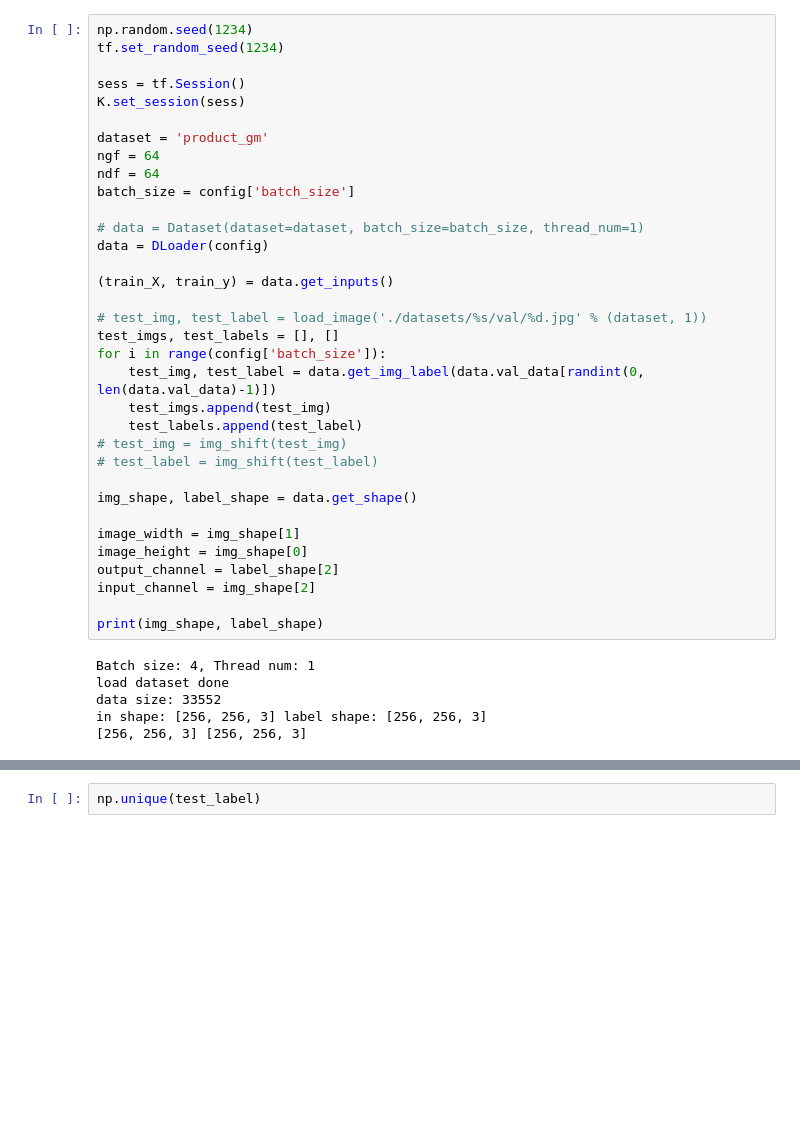
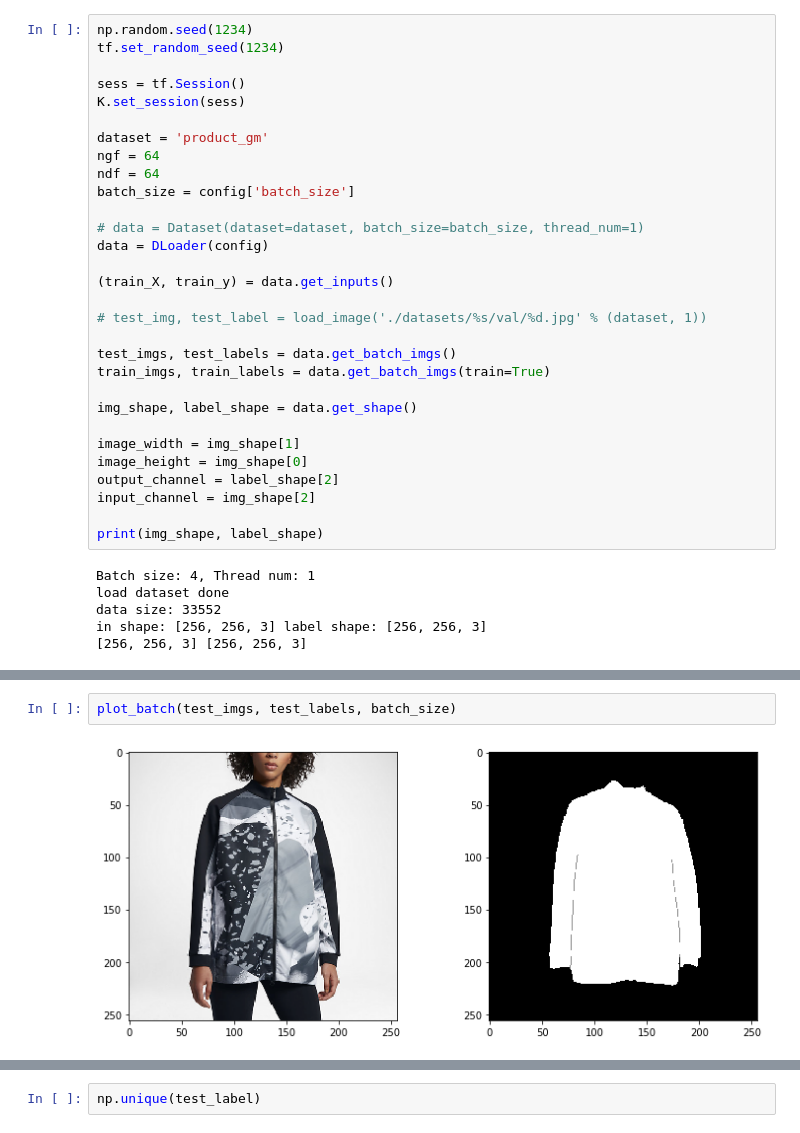
Before and after one commit to Avi-avidan/pix2pix, a Jupyter notebook: train_pix2pix.ipynb, the cells around one changed output, grey strips where cells are left out. Cells and saved outputs as stored; diff of their text form; blank space fills up the shorter version.

```diff
--- a/train_pix2pix.ipynb
+++ b/train_pix2pix.ipynb
@@ -36,13 +39,9 @@ data = DLoader(config)
 (train_X, train_y) = data.get_inputs()
 
 # test_img, test_label = load_image('./datasets/%s/val/%d.jpg' % (dataset, 1))
-test_imgs, test_labels = [], []
-for i in range(config['batch_size']):
-    test_img, test_label = data.get_img_label(data.val_data[randint(0, len(data.val_data)-1)])
-    test_imgs.append(test_img)
-    test_labels.append(test_label)
-# test_img = img_shift(test_img)
-# test_label = img_shift(test_label)
+
+test_imgs, test_labels = data.get_batch_imgs()
+train_imgs, train_labels = data.get_batch_imgs(train=True)
 
 img_shape, label_shape = data.get_shape()
 
@@ -71,0 +68,4 @@ plt.imshow(np.array(np.array(test_labels[3][:,:,[2,1,0]]+1)*127.5, dtype=np.uint
+# %%
+plot_batch(test_imgs, test_labels, batch_size)
+# %% [output]
+[figure, added]
```
Also changed, not shown: parts of 25 cells of this notebook, 5 other files.
